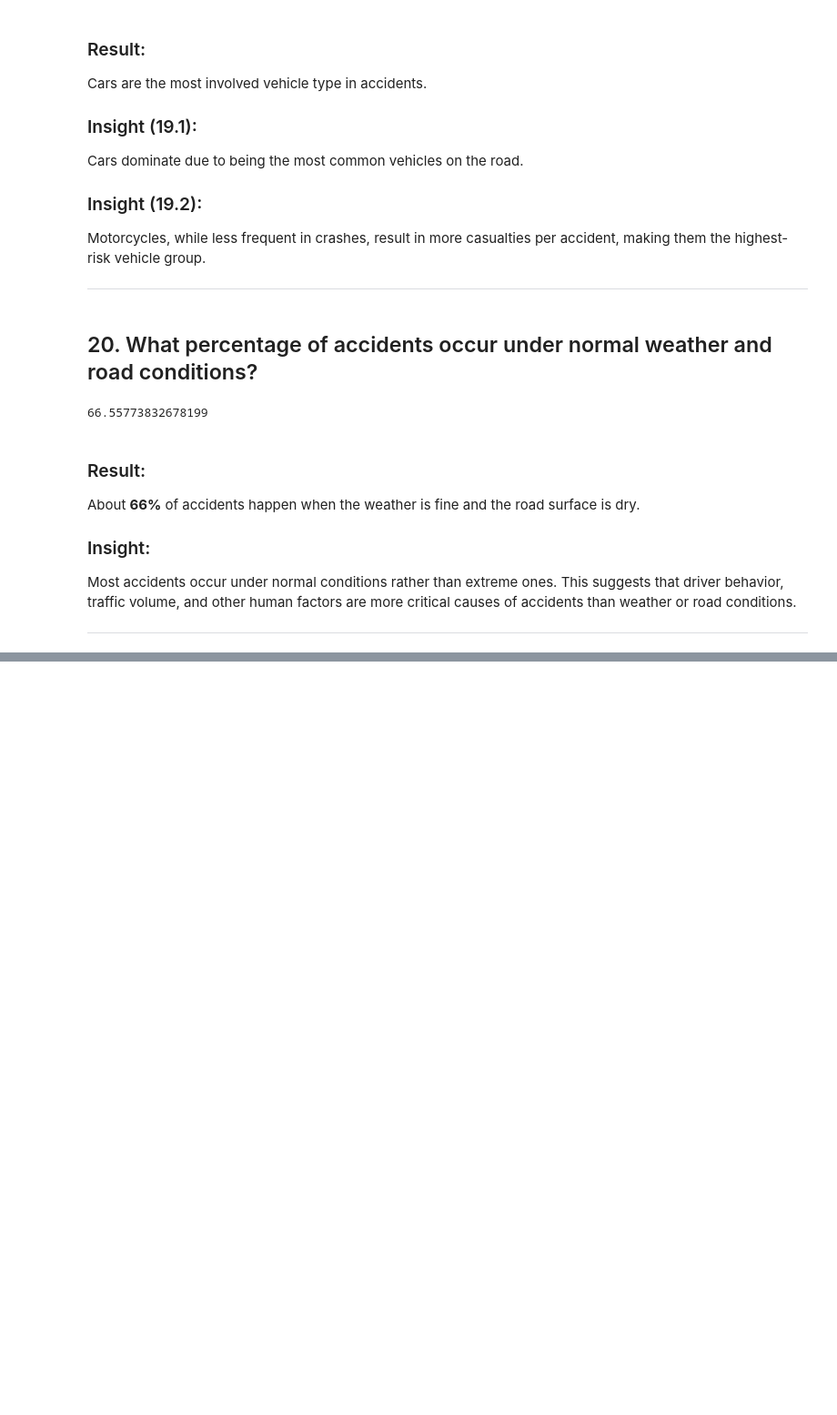
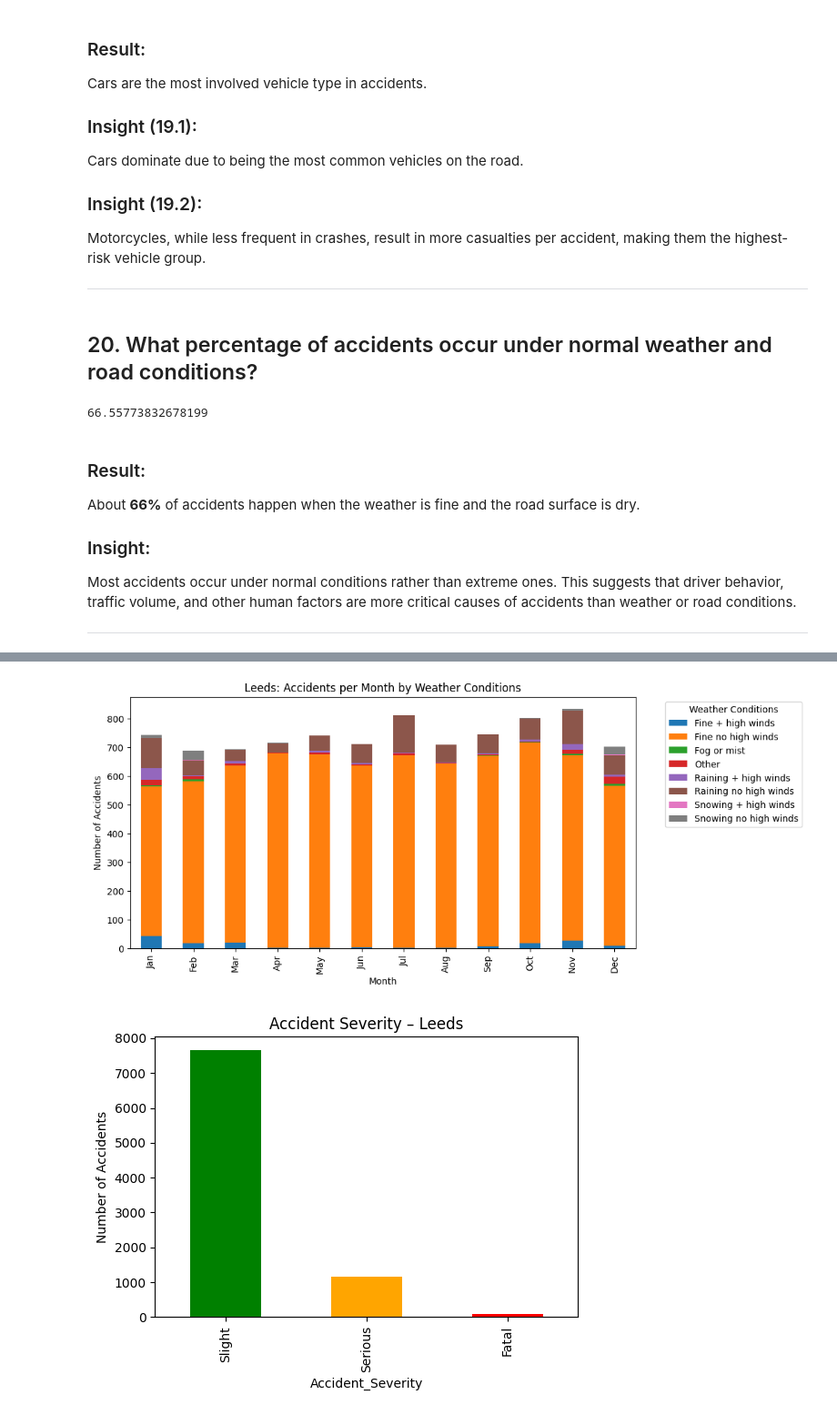
Before and after one commit to Kienny043/ELEC303-DataAnalytics, a Jupyter notebook: Activity2.ipynb, the cells around one changed output, grey strips where cells are left out. Shown at 91% size. Saved outputs shown, nothing was run; the diff lists cells and outputs as text; code cells hidden in the pictures; blank space fills up the shorter version.

```diff
--- a/Activity2.ipynb
+++ b/Activity2.ipynb
@@ -717,0 +840,23 @@ m2
+# %%
+leeds_weather = leeds.groupby(['month', 'Weather_Conditions']).size().unstack()
+
+leeds_weather.plot(kind='bar', stacked=True)
+plt.title('Leeds: Accidents per Month by Weather Conditions')
+plt.xlabel('Month')
+plt.ylabel('Number of Accidents')
+plt.legend(title='Weather Conditions', bbox_to_anchor=(1.05, 1), loc='upper left')
+plt.xticks(range(0, 12), ['Jan','Feb','Mar','Apr','May','Jun','Jul','Aug','Sep','Oct','Nov','Dec'])
+plt.gcf().set_size_inches(10,5)
+plt.show()
+
+leeds_severity = (
+    uk_accidents[uk_accidents["District Area"] == "Leeds"]["Accident_Severity"]
+    .value_counts()
+)
+leeds_severity.plot(kind="bar", color=["green","orange","red"], figsize=(6,4))
+plt.title("Accident Severity – Leeds")
+plt.ylabel("Number of Accidents")
+plt.show()
+# %% [output]
+[figure, added]
+[figure, added]
```
Also changed, not shown: parts of 44 cells of this notebook, 12 other files.
